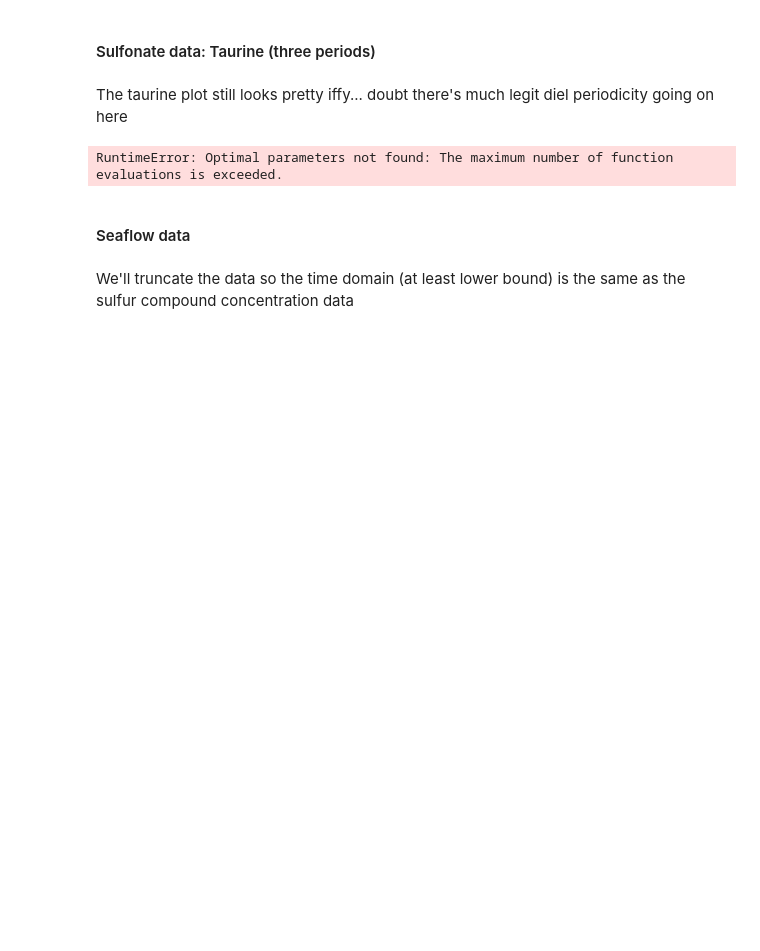
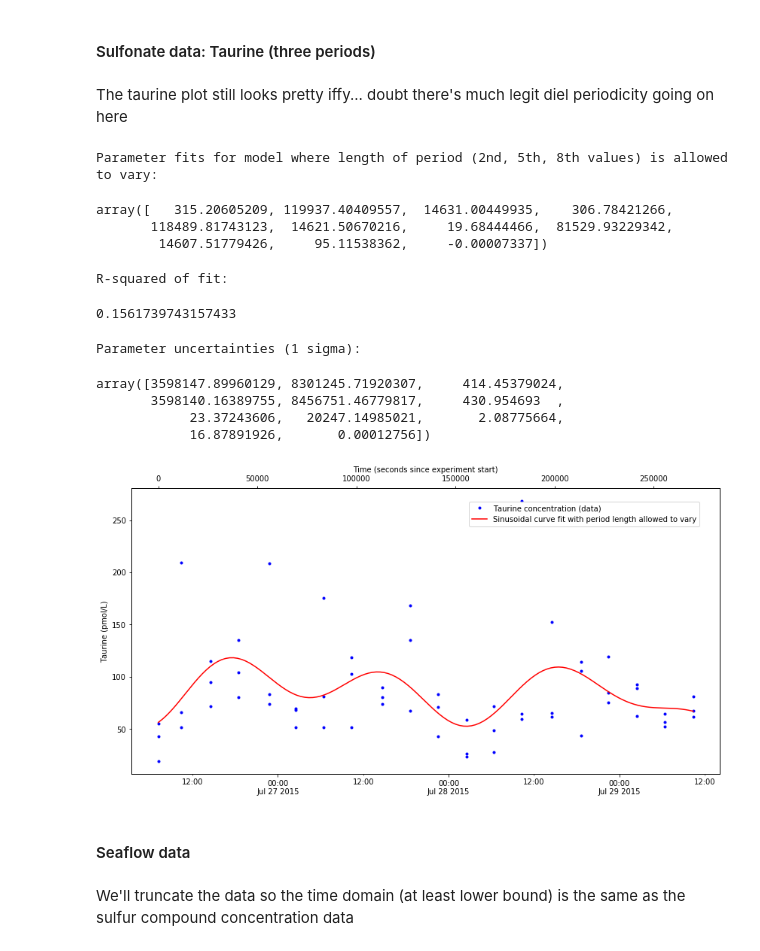
Before and after one commit to jamesrco/DielALOHA, a Jupyter notebook: python3/ALOHAdielCurveFit.ipynb, the cells around one changed output. Drawn from its saved outputs; the diff is of its cells as text; code cells hidden in the pictures; blank space fills up the shorter version.

```diff
--- a/python3/ALOHAdielCurveFit.ipynb
+++ b/python3/ALOHAdielCurveFit.ipynb
@@ -867,20 +835,7 @@ TimestampTaurine_secFromStart_alt = (
     TimestampTaurine_secFromStart.apply(
         lambda x: x.total_seconds()))
 
-# define our function, assuming data is sinusoidal over three periods
-
-# function where period is allowed to vary
-def multWaves_func_varPer_3(x, a, b, c, d, e, f, g, h, i, j, k):
-    return a * np.sin(2 * np.pi / b * x + c ) + (
-        d * np.sin(2 * np.pi / e * x + f )) + (
-        g * np.sin(2 * np.pi / h * x + i )) + j + k * x
-# a, d, g: amplitudes
-# b, e, h: period
-# c, f, i: phase
-# j: y-offset
-# k: slope of linear trend (if any)
-
-# do the fitting
+# do the fitting, with function defined above
 popt_varPer_Taurine, pcov_varPer_Taurine = curve_fit(multWaves_func_varPer_3, TimestampTaurine_secFromStart_alt, ConcTaurine_noNan, bounds=(
     [-10000, 40000, -100000, -10000, 40000, -100000, -10000, 40000, -100000, -100000, -100000], (
         [15000, 200000, 150000, 15000, 200000, 150000, 15000, 200000, 150000, 150000, 150000])))
@@ -901,34 +856,45 @@ perr_varPer_Taurine = np.sqrt(np.diag(pcov_varPer_Taurine))
 display(perr_varPer_Taurine)
 
 # make plot
 
 # get, store current timezone setting
 current_matplotTZ = plt.rcParams['timezone']
 # set to 'Pacific/Honolulu' temporarily
 plt.rcParams['timezone'] = 'Pacific/Honolulu'
 
 fig = plt.figure(figsize=(14, 7))
 
 ax1 = fig.add_subplot(111)
 ax1.plot(TimestampTaurine_noNan,ConcTaurine_noNan, 'b.', label = 'Taurine concentration (data)')
 ax1.xaxis.set_major_locator(pltdates.DayLocator(interval=1))
 ax1.xaxis.set_minor_locator(pltdates.HourLocator(byhour=12))
 ax1.xaxis.set_major_formatter(pltdates.DateFormatter('%H:%M%\n%b %d %Y'))
 ax1.xaxis.set_minor_formatter(pltdates.DateFormatter('%H:%M'))
 ax1.xaxis_date(pytz.timezone('Pacific/Honolulu'))
 plt.ylabel('Taurine (pmol/L)')
 
 ax2 = ax1.twiny()
 ax2.plot(pandas.Series(list(range(0, int(TimestampTaurine_secFromStart_alt[len(TimestampTaurine_secFromStart_alt)-1]), 2000))), multWaves_func_varPer_3(
    pandas.Series(list(range(0, int(TimestampTaurine_secFromStart_alt[len(TimestampTaurine_secFromStart_alt)-1]), 2000))), *popt_varPer_Taurine), 'r-', label = 'Sinusoidal curve fit with period length allowed to vary')
 plt.xlabel('Time (seconds since experiment start)')
 
 fig.legend(bbox_to_anchor=(.8, .8))
 
 # set matplotlib timezone back
 plt.rcParams['timezone'] = current_matplotTZ
 # %% [output]
-RuntimeError: Optimal parameters not found: The maximum number of function evaluations is exceeded.
+Parameter fits for model where length of period (2nd, 5th, 8th values) is allowed to vary:
+array([   315.20605209, 119937.40409557,  14631.00449935,    306.78421266,
+       118489.81743123,  14621.50670216,     19.68444466,  81529.93229342,
+        14607.51779426,     95.11538362,     -0.00007337])
+R-squared of fit:
+0.1561739743157433
+Parameter uncertainties (1 sigma):
+array([3598147.89960129, 8301245.71920307,     414.45379024,
+       3598140.16389755, 8456751.46779817,     430.954693  ,
+            23.37243606,   20247.14985021,       2.08775664,
+            16.87891926,       0.00012756])
+[figure, added]
 # %% [markdown]
 #### Seaflow data
 # %% [markdown]
```
Also changed, not shown: parts of 11 cells of this notebook.
